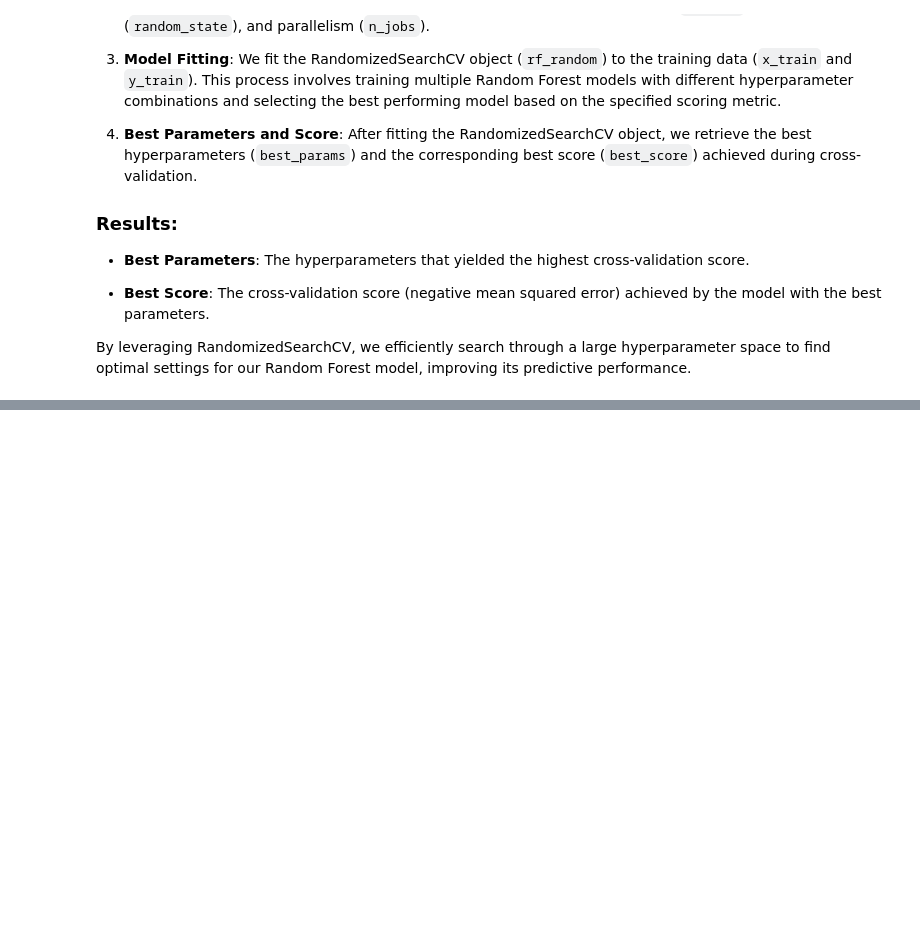
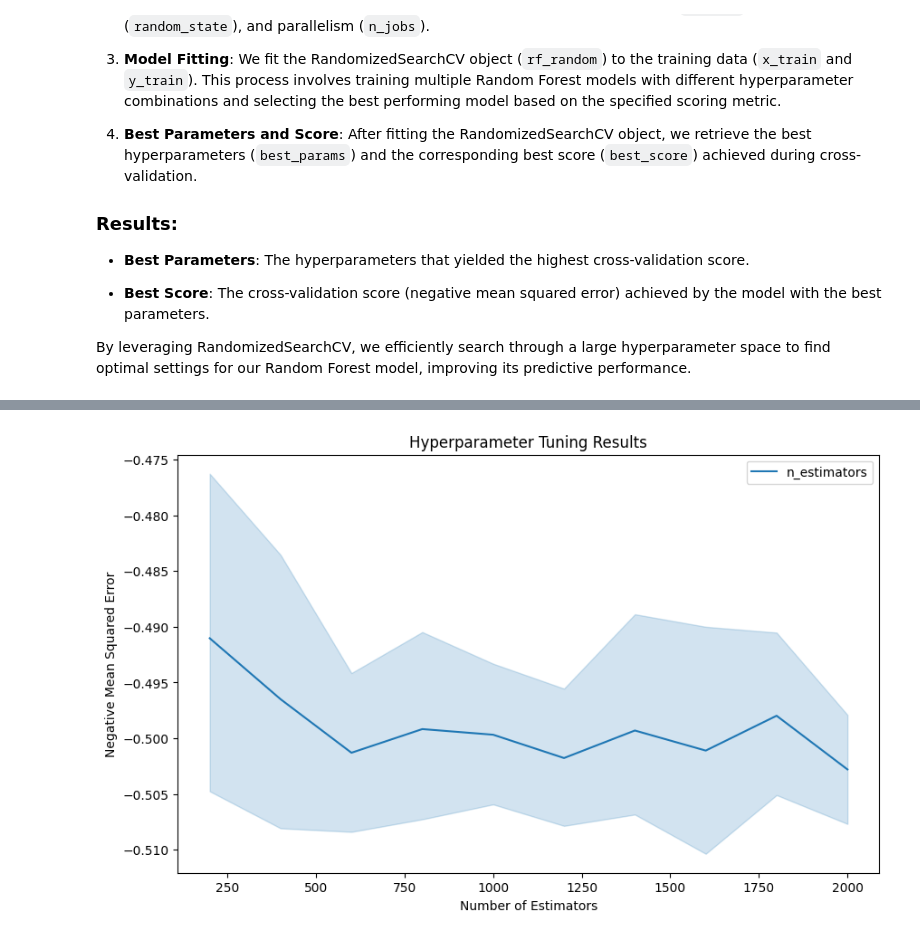
Before and after one commit to dvd998/apartment-data-analysis, a Jupyter notebook: random-forest-regr.ipynb, the cells around one changed output, grey strips where cells are left out. Saved outputs shown, nothing was run; the diff lists cells and outputs as text; code cells hidden in the pictures; blank space fills up the shorter version.

```diff
--- a/random-forest-regr.ipynb
+++ b/random-forest-regr.ipynb
@@ -110,0 +157,14 @@ Best Score (Negative Mean Squared Error): 0.5187281066933535
+# %%
+# Extract results from RandomizedSearchCV
+results = pd.DataFrame(rf_random.cv_results_)
+
+# Plotting hyperparameters vs. score
+plt.figure(figsize=(10, 6))
+sns.lineplot(x=results['param_n_estimators'], y=-results['mean_test_score'], label='n_estimators')
+plt.title('Hyperparameter Tuning Results')
+plt.xlabel('Number of Estimators')
+plt.ylabel('Negative Mean Squared Error')
+plt.legend()
+plt.show()
+# %% [output]
+[figure, added]
```
Also changed, not shown: parts of 3 cells of this notebook, 12 other files.
